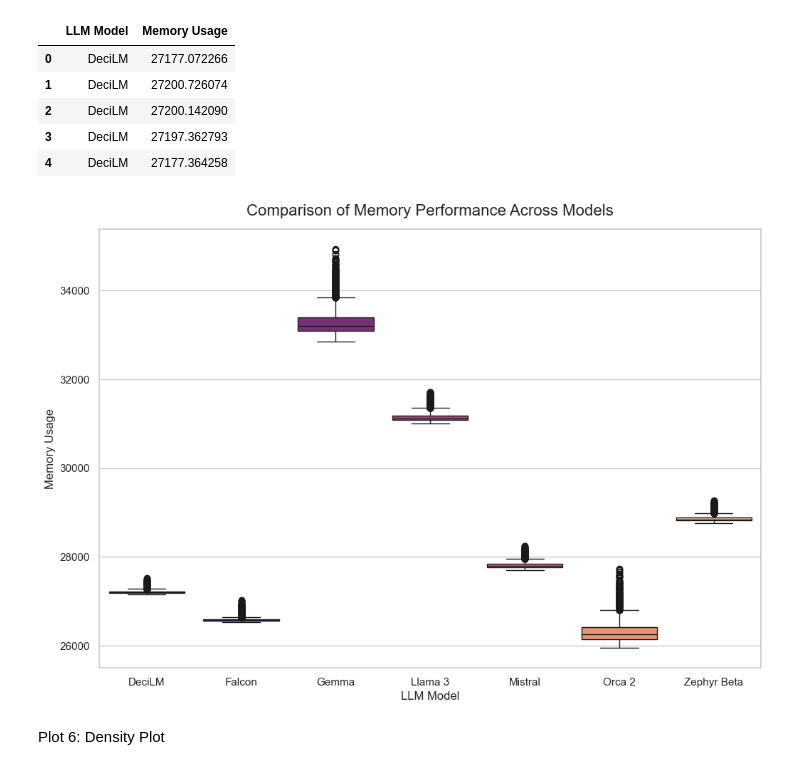
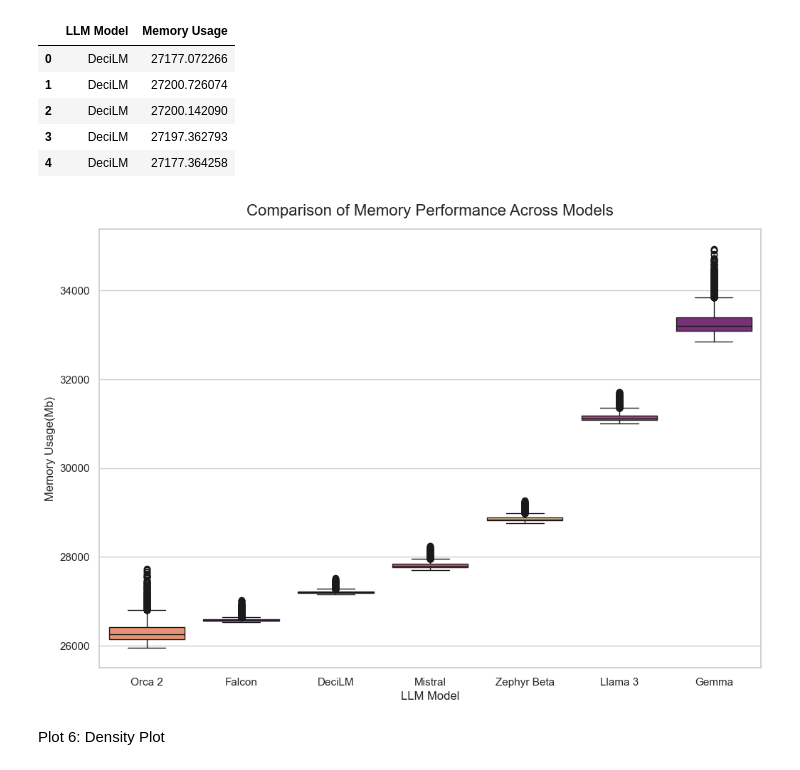
Before and after one commit to data-sci-capstone/copilot, a Jupyter notebook: Evaluation/sentiment-eval-models.ipynb, the cells around one changed output. Saved outputs shown, nothing was run; the diff lists cells and outputs as text; code cells hidden in the pictures.

```diff
--- a/Evaluation/sentiment-eval-models.ipynb
+++ b/Evaluation/sentiment-eval-models.ipynb
@@ -410,6 +411,11 @@ print(f"Zephyr F1 Score: {zephyr_f1:.3f}")
 Zephyr F1 Score: 0.530
 # %% [markdown]
 Bar charts & Comparisons
+# %%
+# creating color mappings for consistency
+models = ['DeciLM', 'Falcon', 'Gemma', 'Llama 3', 'Mistral', 'Orca 2', 'Zephyr Beta']
+magma_palette = sns.color_palette('magma', 7)
+model_colors = dict(zip(models, magma_palette))
 # %% [markdown]
 Plot 1: Group Bar Chart of F1 and Accuracy Score Across Models
 # %%
@@ -594,16 +601,18 @@ melted_boxplot_df.head()
 | 2 | DeciLM | 27200.142090 |
 | 3 | DeciLM | 27197.362793 |
 | 4 | DeciLM | 27177.364258 |
+# %%
+order = melted_boxplot_df.groupby('LLM Model')['Memory Usage'].median().sort_values().index
 # %%
 plt.figure(figsize=(12, 8))
 sns.set_theme(style="whitegrid")
-sns.boxplot(x = "LLM Model", y = "Memory Usage", data = melted_boxplot_df, palette='magma', hue="LLM Model")
+sns.boxplot(x = "LLM Model", y = "Memory Usage (Mb)", data = melted_boxplot_df, order=order, palette=model_colors, hue="LLM Model")
 plt.title('Comparison of Memory Performance Across Models', fontsize=16, pad=14)
 plt.xlabel('LLM Model')
-plt.ylabel('Memory Usage')
+plt.ylabel('Memory Usage(Mb)')
 plt.show()
 # %% [output]
-[figure, old version]
+[figure, new version]
 # %% [markdown]
 Plot 6: Density Plot
 # %%
```
Also changed, not shown: parts of 6 cells of this notebook, 4 other files.
